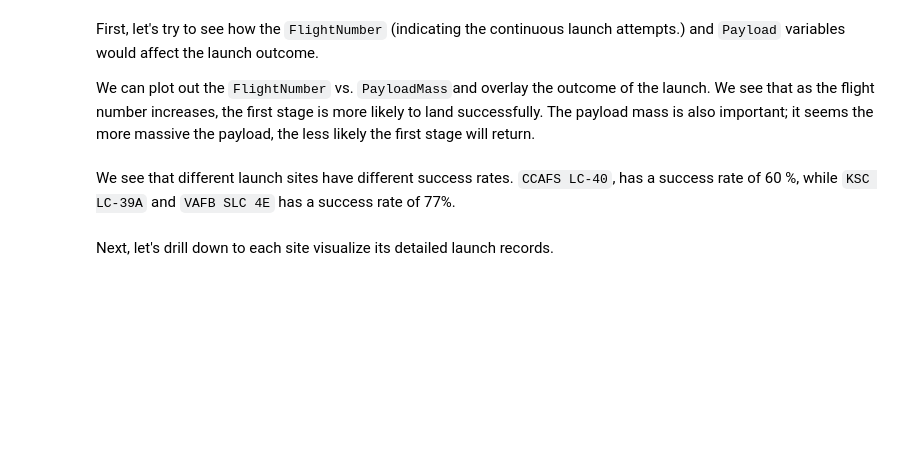
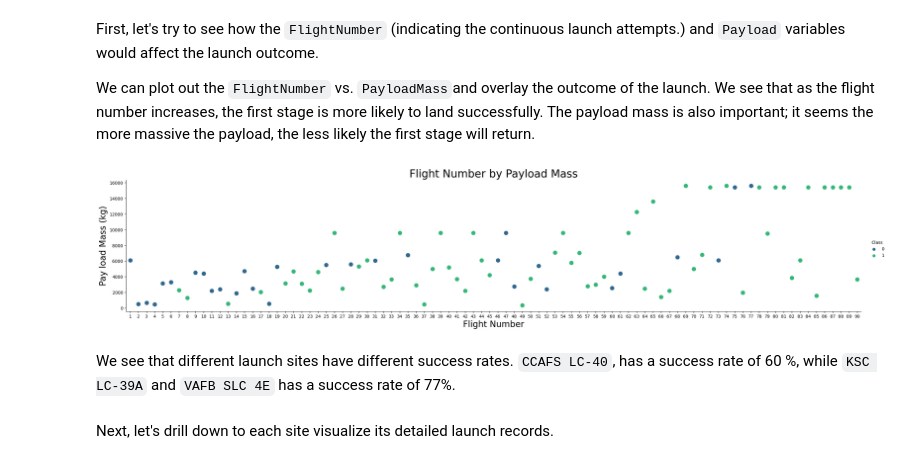
Before and after one commit to Mas73rs/IBM_capstone_project, a Jupyter notebook: notebooks/03b_eda_dataviz.ipynb, the cells around one changed output. Drawn from its saved outputs; the diff is of its cells as text; code cells hidden in the pictures; blank space fills up the shorter version.

Commit message:
Add EDA analysis, results and data

```diff
--- a/notebooks/03b_eda_dataviz.ipynb
+++ b/notebooks/03b_eda_dataviz.ipynb
@@ -58,10 +63,13 @@ First, let's try to see how the `FlightNumber` (indicating the continuous launch
 
 We can plot out the <code>FlightNumber</code> vs. <code>PayloadMass</code>and overlay the outcome of the launch. We see that as the flight number increases, the first stage is more likely to land successfully. The payload mass is also important; it seems the more massive the payload, the less likely the first stage will return.
 # %%
-sns.catplot(y="PayloadMass", x="FlightNumber", hue="Class", data=df, aspect = 5)
+sns.catplot(y="PayloadMass", x="FlightNumber", hue="Class", data=df, aspect = 5, palette='viridis', s=100)
 plt.xlabel("Flight Number",fontsize=20)
 plt.ylabel("Pay load Mass (kg)",fontsize=20)
+plt.title('Flight Number by Payload Mass', fontsize=25)
 plt.show()
+# %% [output]
+[figure, added]
 # %% [markdown]
 We see that different launch sites have different success rates.  <code>CCAFS LC-40</code>, has a success rate of 60 %, while  <code>KSC LC-39A</code> and <code>VAFB SLC 4E</code> has a success rate of 77%.
 # %% [markdown]
```
Also changed, not shown: parts of 48 cells of this notebook, 8 other files.
